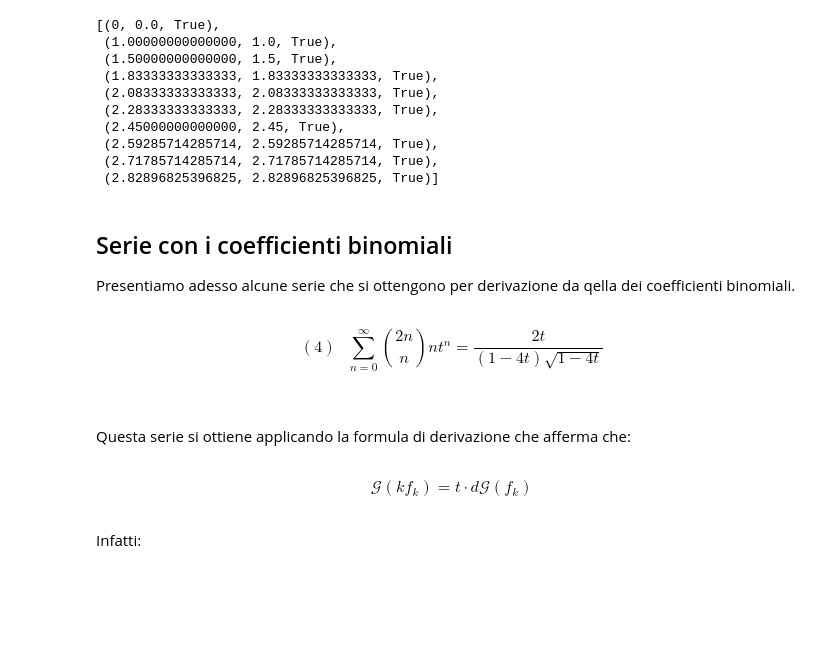
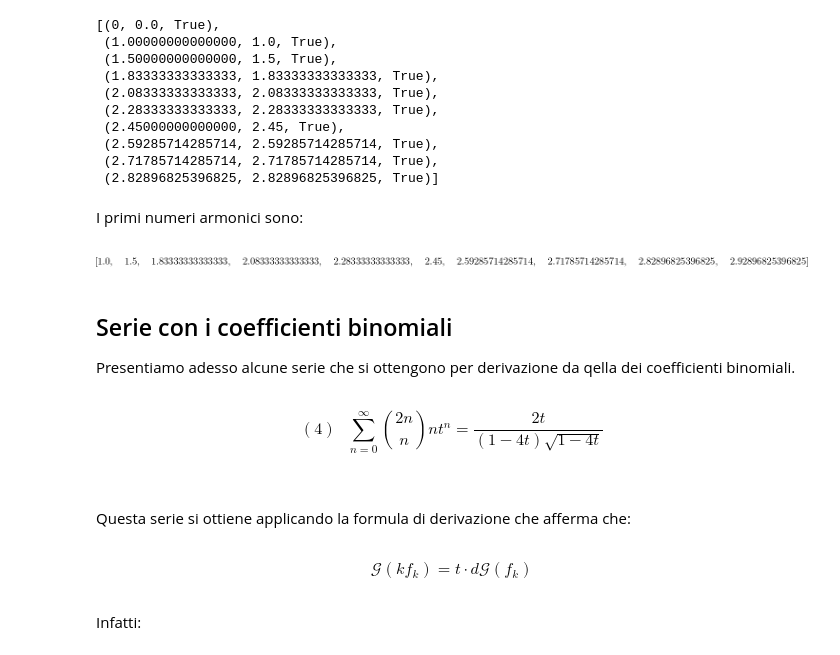
Before and after one commit to irenedini/Progetto-P.A.A., a Jupyter notebook: Untitled.ipynb, the cells around one changed output. Cells and saved outputs as stored; diff of their text form; code cells hidden in the pictures; blank space fills up the shorter version.

```diff
--- a/Untitled.ipynb
+++ b/Untitled.ipynb
@@ -193,6 +206,12 @@ coeff = chop((taylor(harmonic_numbers_gen, 0, 10)))
  (2.59285714285714, 2.59285714285714, True),
  (2.71785714285714, 2.71785714285714, True),
  (2.82896825396825, 2.82896825396825, True)]
+# %% [markdown]
+I primi numeri armonici sono:
+# %%
+[harmonic_numbers(i).evalf() for i in range(1, 11)]
+# %% [output]
+[figure, added]
 # %% [markdown]
 ## Serie con i coefficienti binomiali
 
```
Also changed, not shown: parts of 35 cells of this notebook.
